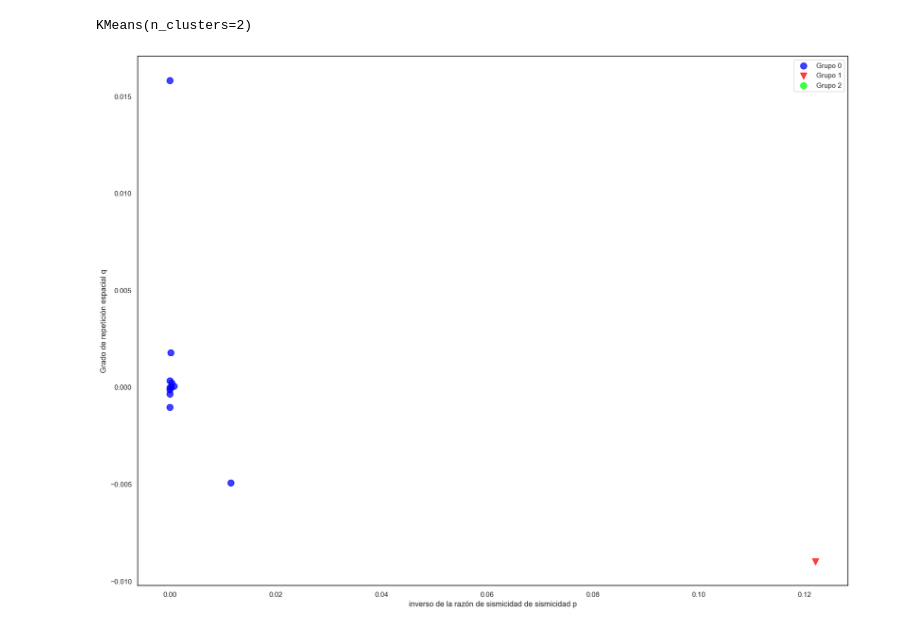
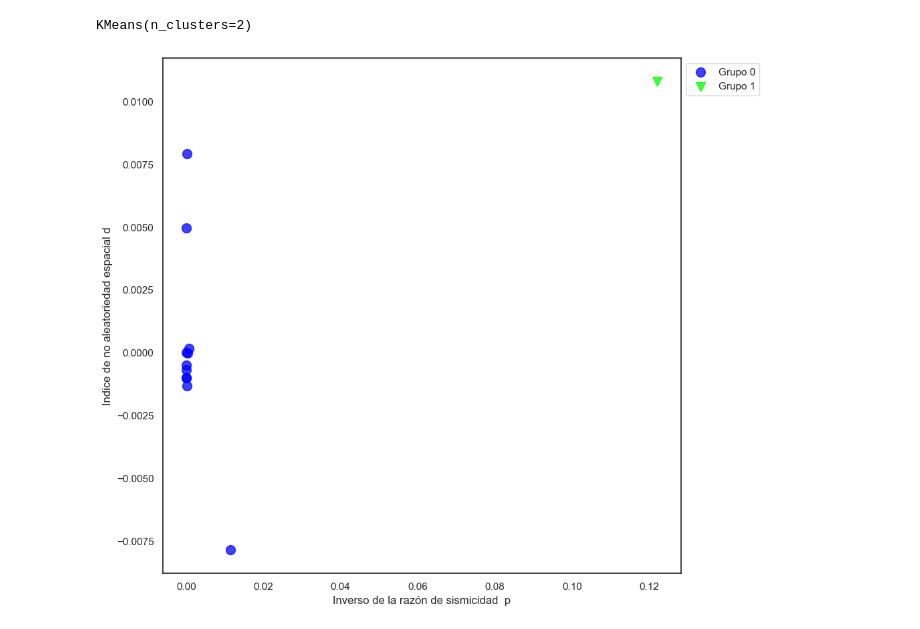
Before and after one commit to MrBloom911/SismicOperations, a Jupyter notebook: ETAS.ipynb, the cells around one changed output. Saved outputs shown, nothing was run; the diff lists cells and outputs as text; code cells hidden in the pictures.

Commit message:
se sacarón las respectivas imagenes para el articulo

```diff
--- a/ETAS.ipynb
+++ b/ETAS.ipynb
@@ -278,25 +268,26 @@ ParaL=pd.DataFrame(XNLA, columns=nombreCol)
 # %%
 cmap=plt.cm.get_cmap('brg',neti)
 # formato de la figura
-plt.rcParams['figure.figsize'] = (20,15)
+plt.rcParams['figure.figsize'] = (10,10)
 for l in etiquetas:
             plt.scatter(
                 #df['Time'][kmd.labels_==l],
                 #df['Magnitude'][kmd.labels_==l],
                 ParaL['p'][kmd.labels_==l],
-                ParaL['q'][kmd.labels_==l],
+                ParaL['d'][kmd.labels_==l],
                 # los colores se eligen por iteracion del mapa de calor como el valor -1 no se toma en cmap se
                 # clasifica directamente como negro
                 c=[cmap(l)],
                 marker='ov'[l%2],
                 alpha=0.75,
                 s=100,
                 # se imprimen los clusters y -1 se clasifica diretametne como ruido
                 label=f'Grupo {l}')
-plt.xlabel('inverso de la razón de sismicidad de sismicidad p')
-plt.ylabel('Grado de repetición espacial q')
+plt.xlabel('Inverso de la razón de sismicidad  p')
+plt.ylabel('Indice de no aleatoriedad espacial d')
 plt.legend(bbox_to_anchor=[1, 1])
+plt.savefig('KmeansPar.jpeg')
 plt.show()
 plt.rcParams['figure.figsize'] = plt.rcParamsDefault['figure.figsize']
 # %% [output]
-[figure, old version]
+[figure, new version]
```
Also changed, not shown: parts of 4 cells of this notebook, 7 other files.
